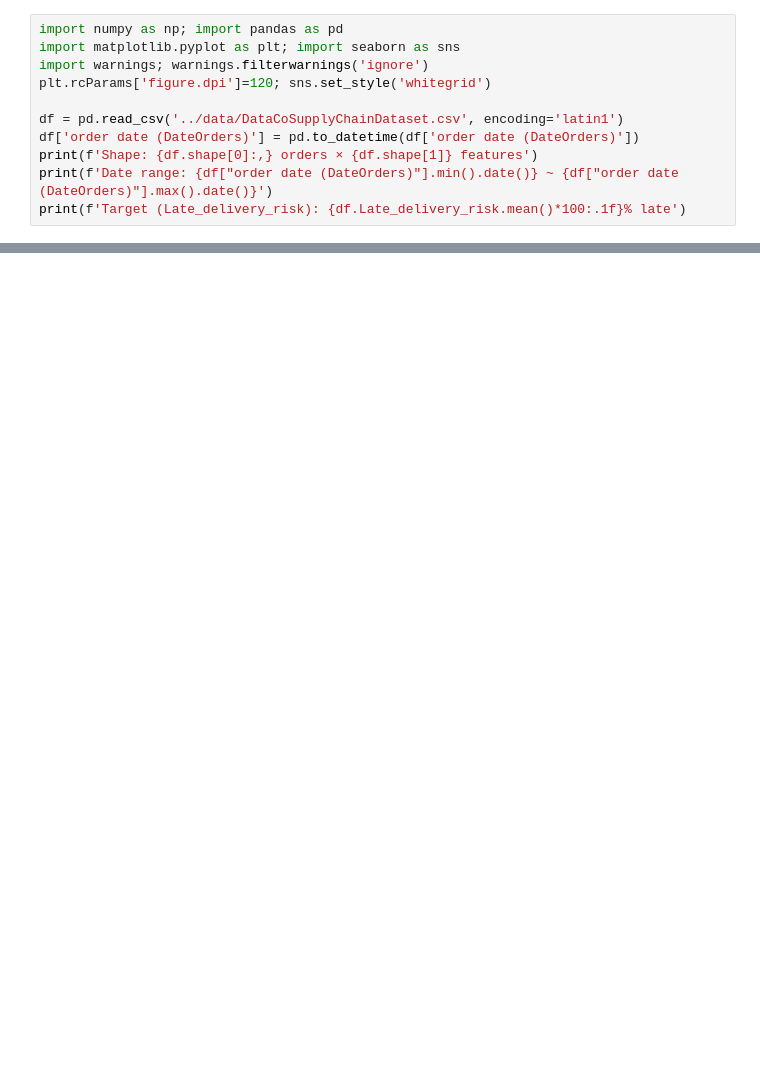
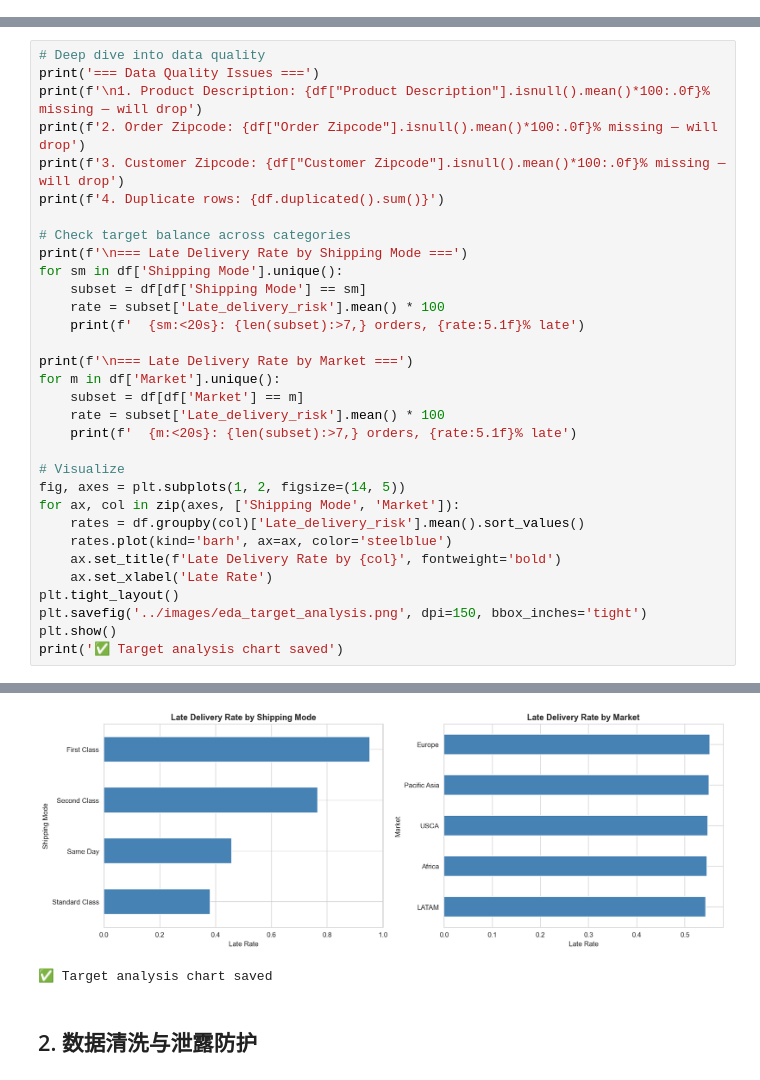
Before and after one commit to lingtao-meng/supply-chain-ml-pipeline, a Jupyter notebook: notebooks/supply_chain_ml_pipeline.ipynb, the cells around one changed output, grey strips where cells are left out. Cells and saved outputs as stored; diff of their text form; blank space fills up the shorter version.

```diff
--- a/notebooks/supply_chain_ml_pipeline.ipynb
+++ b/notebooks/supply_chain_ml_pipeline.ipynb
@@ -14,11 +0,0 @@
-# %%
-import numpy as np; import pandas as pd
-import matplotlib.pyplot as plt; import seaborn as sns
-import warnings; warnings.filterwarnings('ignore')
-plt.rcParams['figure.dpi']=120; sns.set_style('whitegrid')
-
-df = pd.read_csv('../data/DataCoSupplyChainDataset.csv', encoding='latin1')
-df['order date (DateOrders)'] = pd.to_datetime(df['order date (DateOrders)'])
-print(f'Shape: {df.shape[0]:,} orders × {df.shape[1]} features')
-print(f'Date range: {df["order date (DateOrders)"].min().date()} ~ {df["order date (DateOrders)"].max().date()}')
-print(f'Target (Late_delivery_risk): {df.Late_delivery_risk.mean()*100:.1f}% late')
@@ -456,0 +75,33 @@ At higher loss costs, missed deliveries become extremely expensive.
+# %%
+# Deep dive into data quality
+print('=== Data Quality Issues ===')
+print(f'\n1. Product Description: {df["Product Description"].isnull().mean()*100:.0f}% missing — will drop')
+print(f'2. Order Zipcode: {df["Order Zipcode"].isnull().mean()*100:.0f}% missing — will drop')
+print(f'3. Customer Zipcode: {df["Customer Zipcode"].isnull().mean()*100:.0f}% missing — will drop')
+print(f'4. Duplicate rows: {df.duplicated().sum()}')
+
+# Check target balance across categories
+print(f'\n=== Late Delivery Rate by Shipping Mode ===')
+for sm in df['Shipping Mode'].unique():
+    subset = df[df['Shipping Mode'] == sm]
+    rate = subset['Late_delivery_risk'].mean() * 100
+    print(f'  {sm:<20s}: {len(subset):>7,} orders, {rate:5.1f}% late')
+
+print(f'\n=== Late Delivery Rate by Market ===')
+for m in df['Market'].unique():
+    subset = df[df['Market'] == m]
+    rate = subset['Late_delivery_risk'].mean() * 100
+    print(f'  {m:<20s}: {len(subset):>7,} orders, {rate:5.1f}% late')
+
+# Visualize
+fig, axes = plt.subplots(1, 2, figsize=(14, 5))
+for ax, col in zip(axes, ['Shipping Mode', 'Market']):
+    rates = df.groupby(col)['Late_delivery_risk'].mean().sort_values()
+    rates.plot(kind='barh', ax=ax, color='steelblue')
+    ax.set_title(f'Late Delivery Rate by {col}', fontweight='bold')
+    ax.set_xlabel('Late Rate')
+plt.tight_layout()
+plt.savefig('../images/eda_target_analysis.png', dpi=150, bbox_inches='tight')
+plt.show()
+print('✅ Target analysis chart saved')
+# %% [output]
@@ -456,0 +127,4 @@ At higher loss costs, missed deliveries become extremely expensive.
+[figure, added]
+✅ Target analysis chart saved
+# %% [markdown]
+## 2. 数据清洗与泄露防护
```
Also changed, not shown: parts of 51 cells of this notebook, 5 other files.
